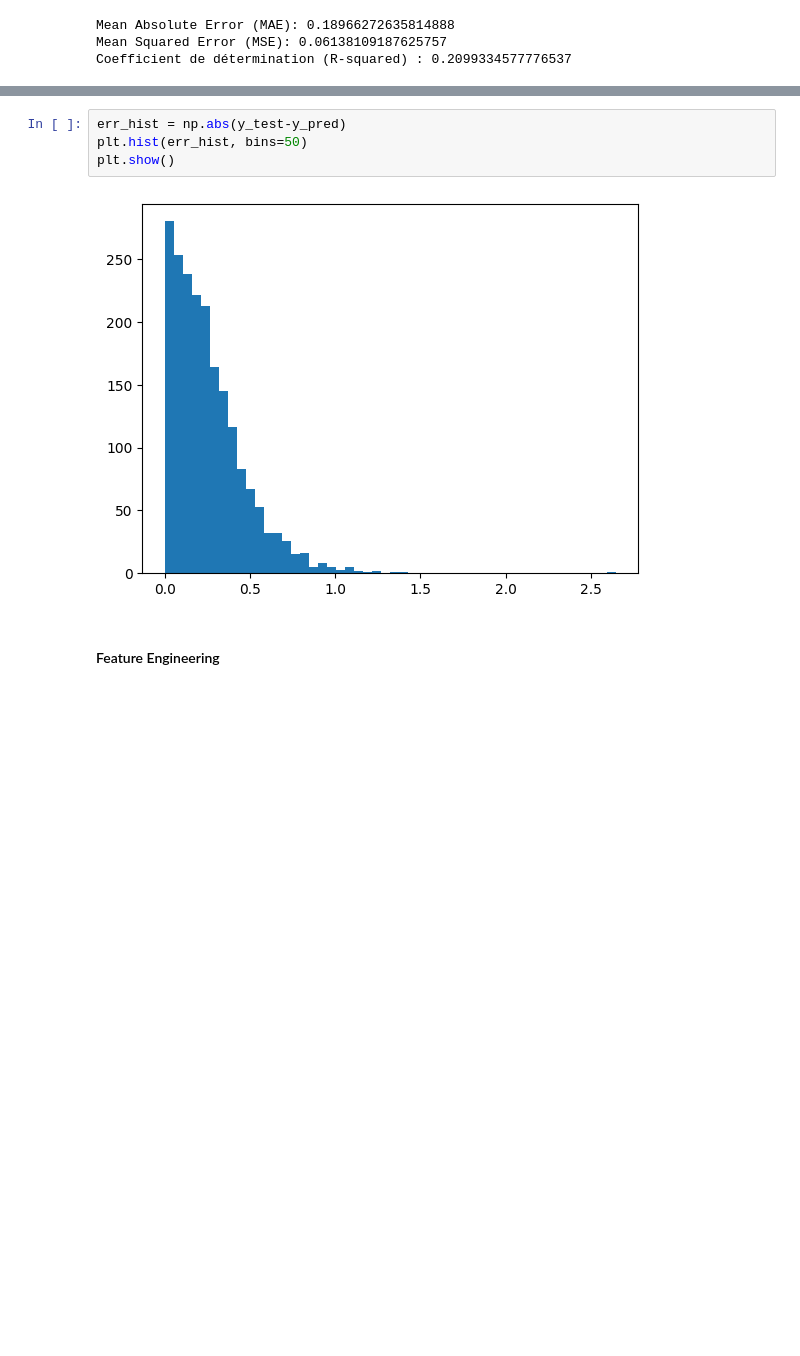
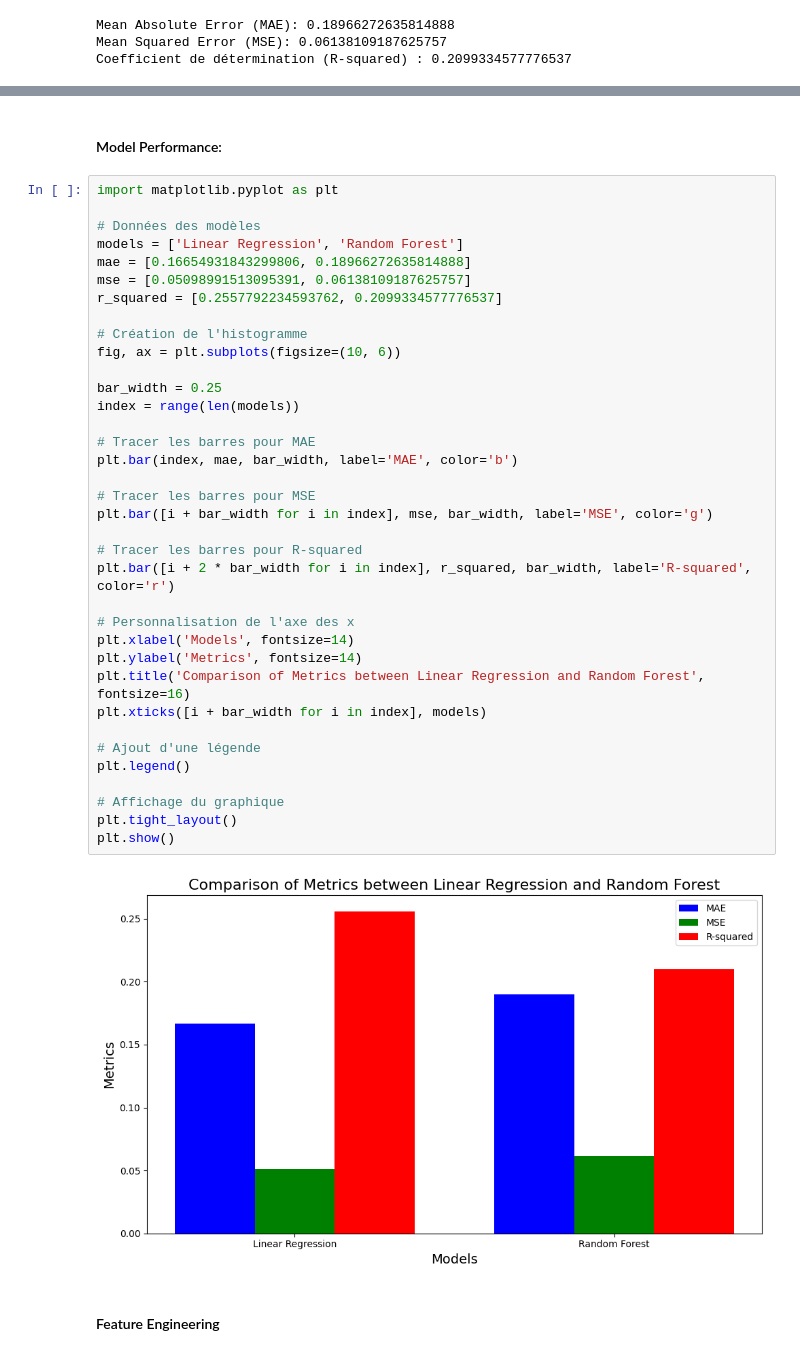
Before and after one commit to matrigz/Book-Rating-Prediction-Mode, a Jupyter notebook: projet.ipynb, the cells around one changed output, grey strips where cells are left out. Drawn from its saved outputs; the diff is of its cells as text; blank space fills up the shorter version.

```diff
--- a/projet.ipynb
+++ b/projet.ipynb
@@ -256,9 +254,43 @@ plt.show()
+# %% [markdown]
+#### Model Performance:
 # %%
-err_hist = np.abs(y_test-y_pred)
-plt.hist(err_hist, bins=50)
+import matplotlib.pyplot as plt
+
+# Données des modèles
+models = ['Linear Regression', 'Random Forest']
+mae = [0.16654931843299806, 0.18966272635814888]
+mse = [0.05098991513095391, 0.06138109187625757]
+r_squared = [0.2557792234593762, 0.2099334577776537]
+
+# Création de l'histogramme
+fig, ax = plt.subplots(figsize=(10, 6))
+
+bar_width = 0.25
+index = range(len(models))
+
+# Tracer les barres pour MAE
+plt.bar(index, mae, bar_width, label='MAE', color='b')
+
+# Tracer les barres pour MSE
+plt.bar([i + bar_width for i in index], mse, bar_width, label='MSE', color='g')
+
+# Tracer les barres pour R-squared
+plt.bar([i + 2 * bar_width for i in index], r_squared, bar_width, label='R-squared', color='r')
+
+# Personnalisation de l'axe des x
+plt.xlabel('Models', fontsize=14)
+plt.ylabel('Metrics', fontsize=14)
+plt.title('Comparison of Metrics between Linear Regression and Random Forest', fontsize=16)
+plt.xticks([i + bar_width for i in index], models)
+
+# Ajout d'une légende
+plt.legend()
+
+# Affichage du graphique
+plt.tight_layout()
 plt.show()
 # %% [output]
-[figure, old version]
+[figure, new version]
 # %% [markdown]
 #### Feature Engineering
 # %% [markdown]
```
Also changed, not shown: parts of 10 cells of this notebook.
